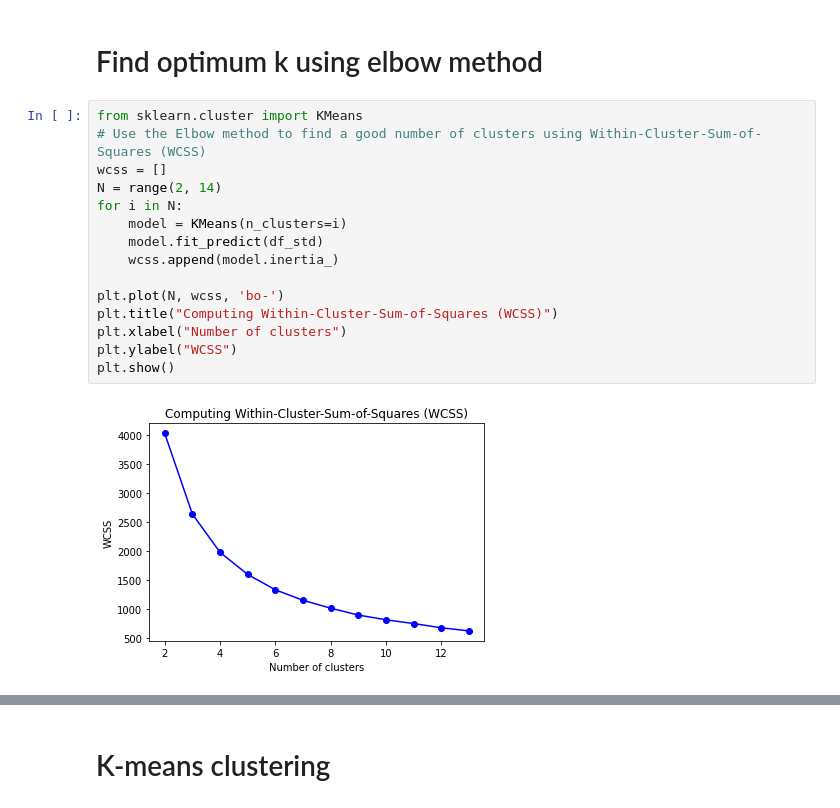
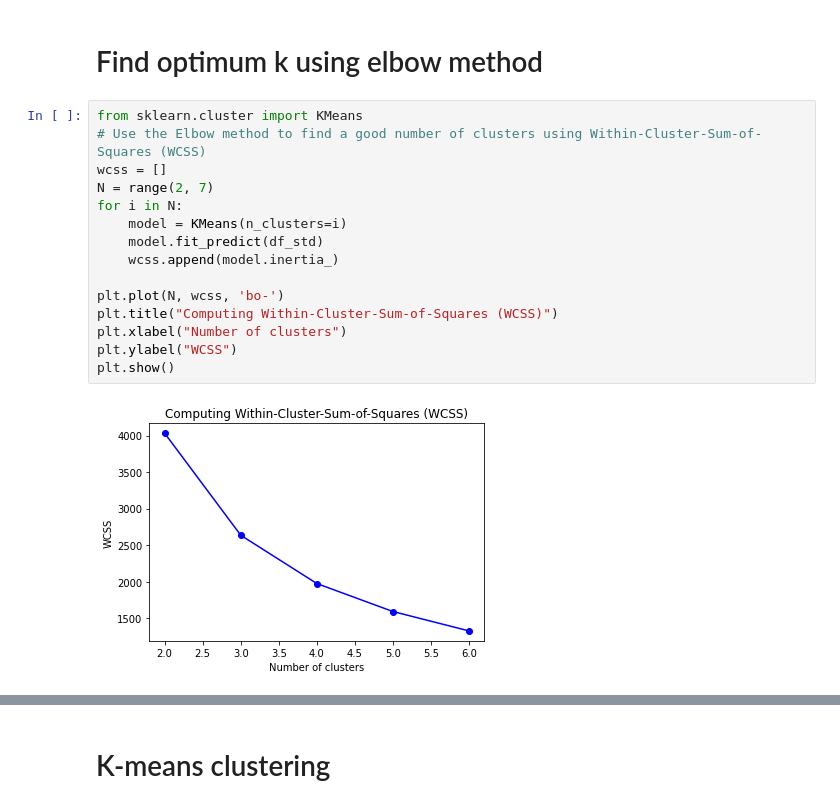
Before and after one commit to ekaratnida/Automated_Tools-, a Jupyter notebook: Mini-bads3/Module3_5.ipynb, the cells around one changed output, grey strips where cells are left out. Cells and saved outputs as stored; diff of their text form.

```diff
--- a/Mini-bads3/Module3_5.ipynb
+++ b/Mini-bads3/Module3_5.ipynb
@@ -80,20 +79,20 @@ df_std.head(5)
 # %%
 from sklearn.cluster import KMeans
 # Use the Elbow method to find a good number of clusters using Within-Cluster-Sum-of-Squares (WCSS)
 wcss = []
-N = range(2, 14)
+N = range(2, 7)
 for i in N:
     model = KMeans(n_clusters=i)
     model.fit_predict(df_std)
     wcss.append(model.inertia_)
 
 plt.plot(N, wcss, 'bo-')
 plt.title("Computing Within-Cluster-Sum-of-Squares (WCSS)")
 plt.xlabel("Number of clusters")
 plt.ylabel("WCSS")
 plt.show()
 # %% [output]
-[figure, old version]
+[figure, new version]
 # %%
 from sklearn.metrics import silhouette_samples, silhouette_score
 import matplotlib.cm as cm
```
Also changed, not shown: parts of 7 cells of this notebook.
